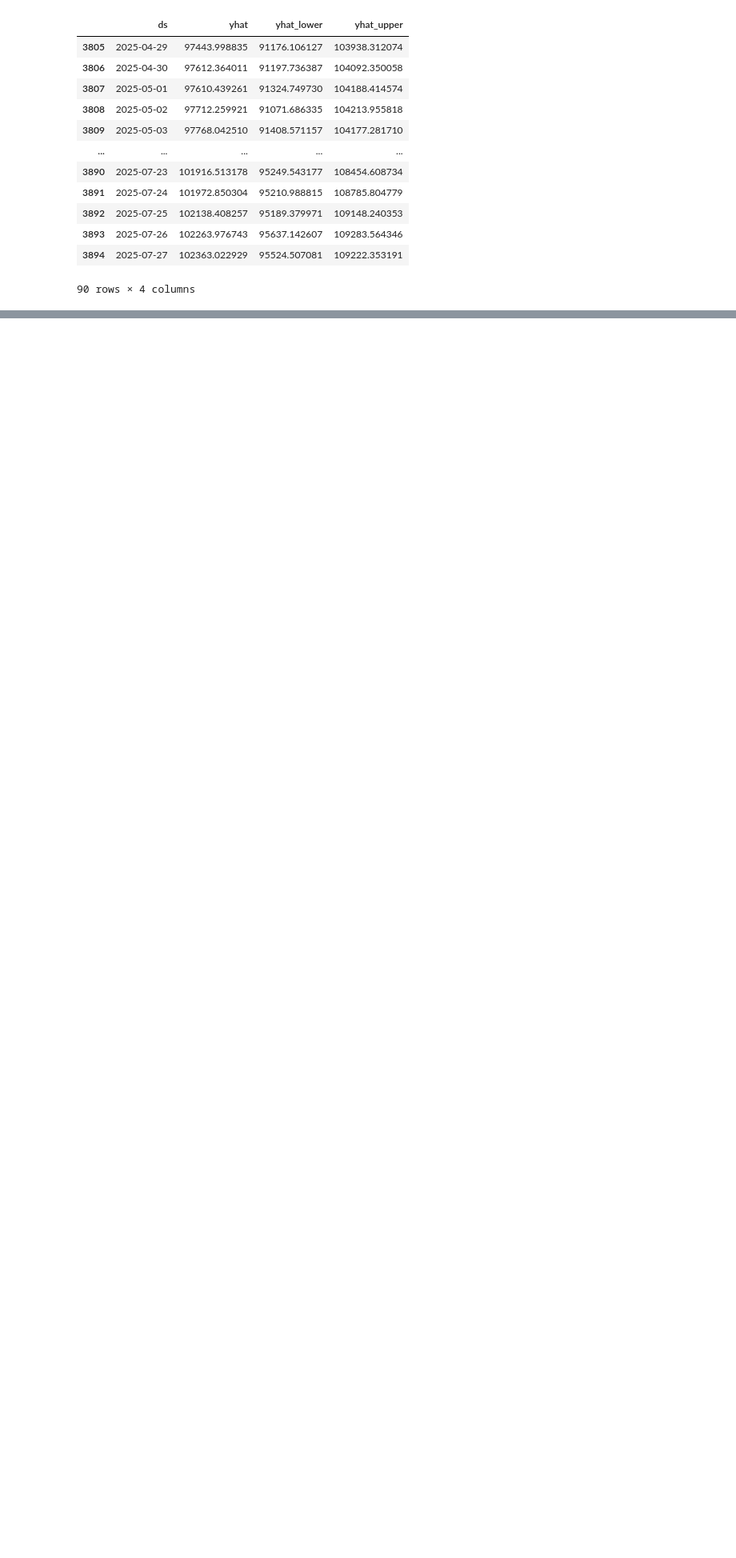
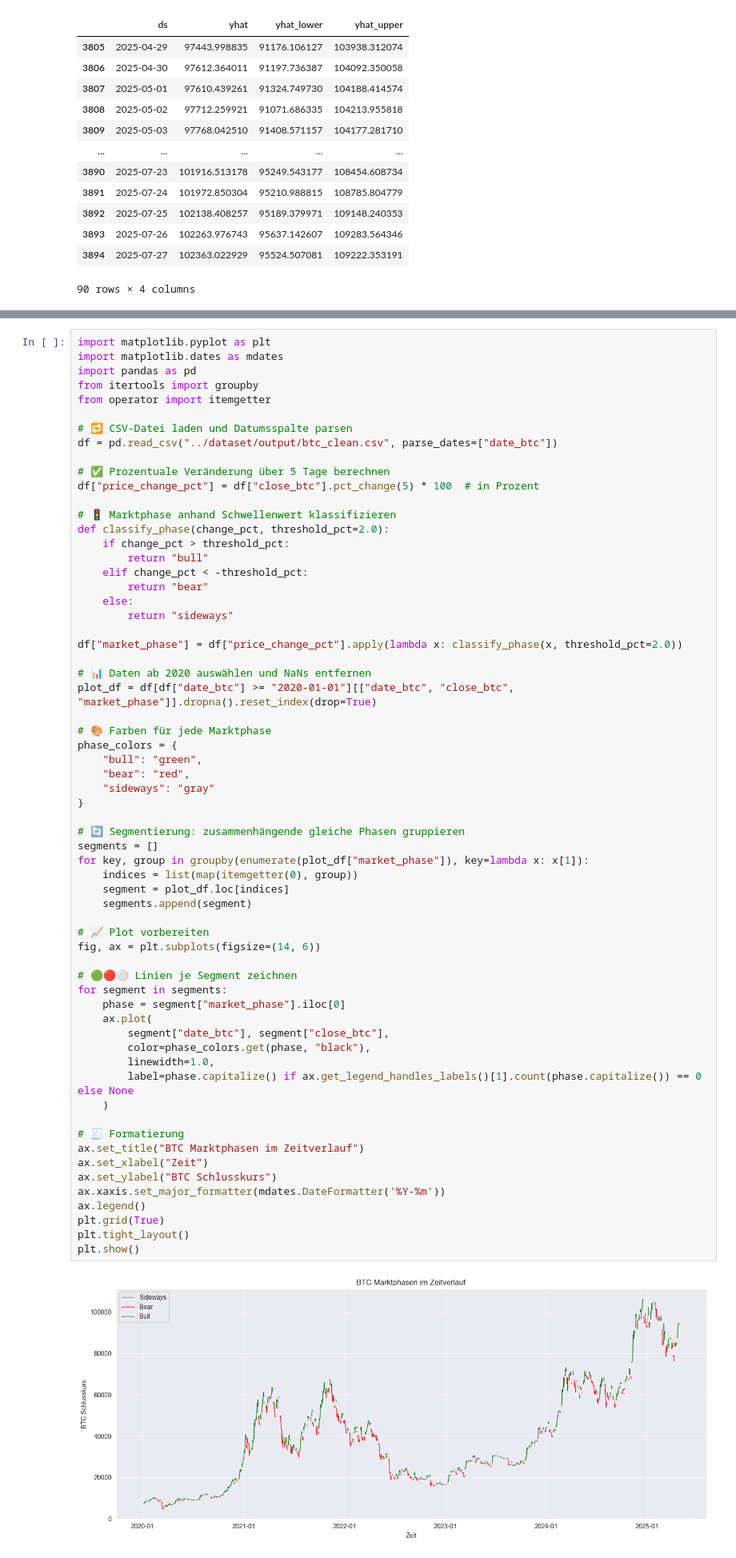
Before and after one commit to mohammadtaiba/DataVision, a Jupyter notebook: notebooks/btc.ipynb, the cells around one changed output, grey strips where cells are left out. Shown at 80% size. Saved outputs shown, nothing was run; the diff lists cells and outputs as text; blank space fills up the shorter version.

Commit message:
Update -> Modellierung: Klassifikation von Marktphasen

```diff
--- a/notebooks/btc.ipynb
+++ b/notebooks/btc.ipynb
@@ -172,0 +176,65 @@ forecast[["ds", "yhat", "yhat_lower", "yhat_upper"]].tail(90)
+# %%
+import matplotlib.pyplot as plt
+import matplotlib.dates as mdates
+import pandas as pd
+from itertools import groupby
+from operator import itemgetter
+
+# 🔁 CSV-Datei laden und Datumsspalte parsen
+df = pd.read_csv("../dataset/output/btc_clean.csv", parse_dates=["date_btc"])
+
+# ✅ Prozentuale Veränderung über 5 Tage berechnen
+df["price_change_pct"] = df["close_btc"].pct_change(5) * 100  # in Prozent
+
+# 🚦 Marktphase anhand Schwellenwert klassifizieren
+def classify_phase(change_pct, threshold_pct=2.0):
+    if change_pct > threshold_pct:
+        return "bull"
+    elif change_pct < -threshold_pct:
+        return "bear"
+    else:
+        return "sideways"
+
+df["market_phase"] = df["price_change_pct"].apply(lambda x: classify_phase(x, threshold_pct=2.0))
+
+# 📊 Daten ab 2020 auswählen und NaNs entfernen
+plot_df = df[df["date_btc"] >= "2020-01-01"][["date_btc", "close_btc", "market_phase"]].dropna().reset_index(drop=True)
+
+# 🎨 Farben für jede Marktphase
+phase_colors = {
+    "bull": "green",
+    "bear": "red",
+    "sideways": "gray"
+}
+
+# 🔄 Segmentierung: zusammenhängende gleiche Phasen gruppieren
+segments = []
+for key, group in groupby(enumerate(plot_df["market_phase"]), key=lambda x: x[1]):
+    indices = list(map(itemgetter(0), group))
+    segment = plot_df.loc[indices]
+    segments.append(segment)
+
+# 📈 Plot vorbereiten
+fig, ax = plt.subplots(figsize=(14, 6))
+
+# 🟢🔴⚪️ Linien je Segment zeichnen
+for segment in segments:
+    phase = segment["market_phase"].iloc[0]
+    ax.plot(
+        segment["date_btc"], segment["close_btc"],
+        color=phase_colors.get(phase, "black"),
+        linewidth=1.0,
+        label=phase.capitalize() if ax.get_legend_handles_labels()[1].count(phase.capitalize()) == 0 else None
+    )
+
+# 🧾 Formatierung
+ax.set_title("BTC Marktphasen im Zeitverlauf")
+ax.set_xlabel("Zeit")
+ax.set_ylabel("BTC Schlusskurs")
+ax.xaxis.set_major_formatter(mdates.DateFormatter('%Y-%m'))
+ax.legend()
+plt.grid(True)
+plt.tight_layout()
+plt.show()
+# %% [output]
+[figure, added]
```
Also changed, not shown: parts of 1 cell of this notebook.
